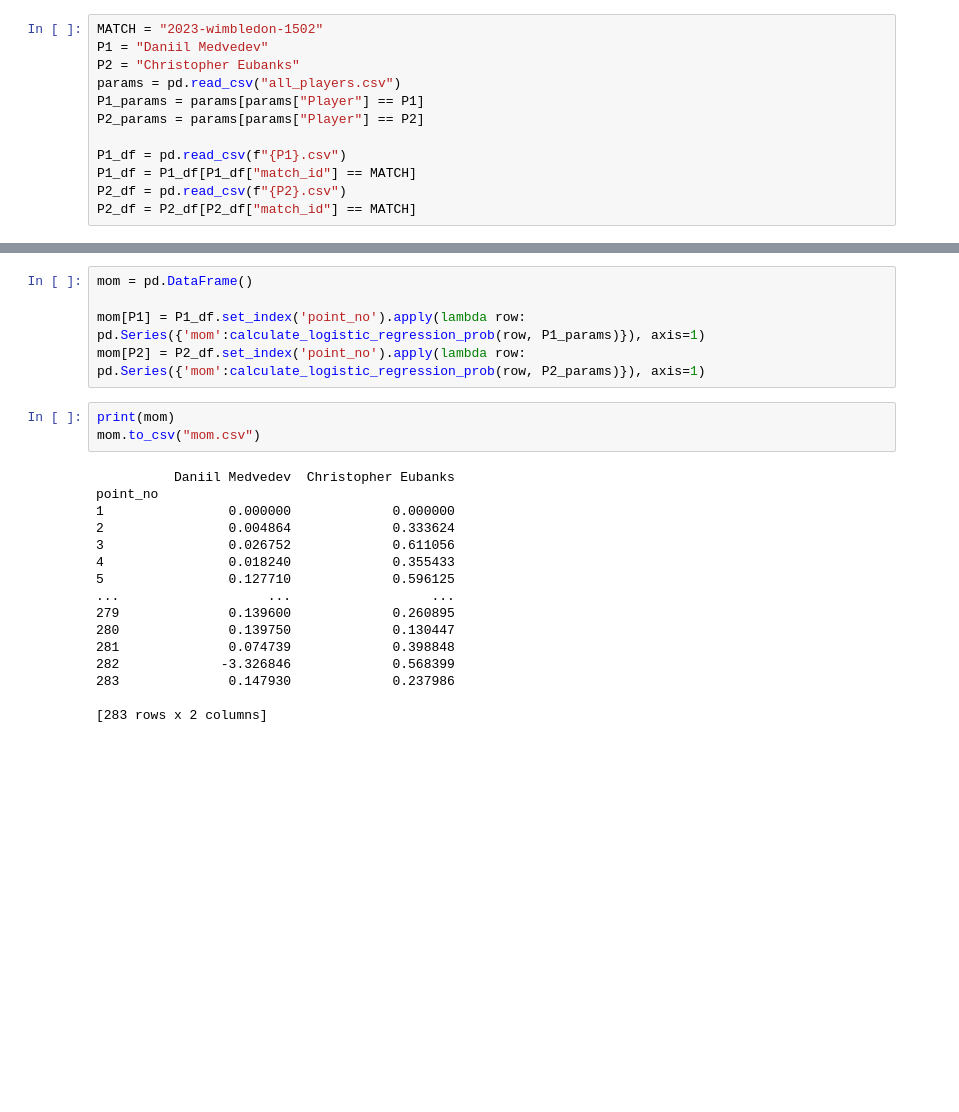
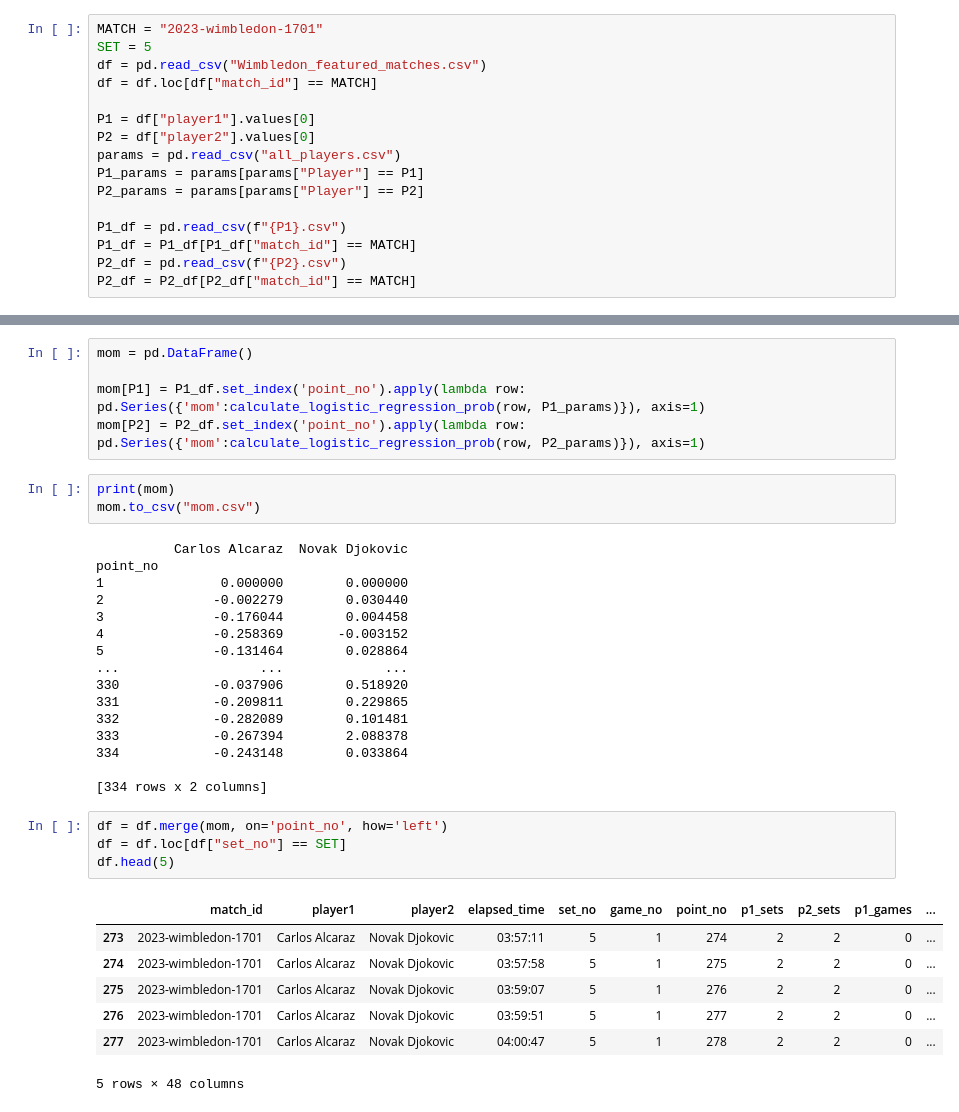
Before and after one commit to cyx352/2024MCM, a Jupyter notebook: stimulate.ipynb, the cells around one changed output, grey strips where cells are left out. Saved outputs shown, nothing was run; the diff lists cells and outputs as text; blank space fills up the shorter version.

```diff
--- a/stimulate.ipynb
+++ b/stimulate.ipynb
@@ -13,9 +13,13 @@ def calculate_logistic_regression_prob(row, params):
     #prob = 1 / (1 + np.exp(-linear_combination))
     return linear_combination
 # %%
-MATCH = "2023-wimbledon-1502"
-P1 = "Daniil Medvedev"
-P2 = "Christopher Eubanks"
+MATCH = "2023-wimbledon-1701"
+SET = 5
+df = pd.read_csv("Wimbledon_featured_matches.csv")
+df = df.loc[df["match_id"] == MATCH]
+
+P1 = df["player1"].values[0]
+P2 = df["player2"].values[0]
 params = pd.read_csv("all_players.csv")
 P1_params = params[params["Player"] == P1]
 P2_params = params[params["Player"] == P2]
@@ -47,18 +51,30 @@ mom[P2] = P2_df.set_index('point_no').apply(lambda row: pd.Series({'mom':calcula
 print(mom)
 mom.to_csv("mom.csv")
 # %% [output]
-          Daniil Medvedev  Christopher Eubanks
+          Carlos Alcaraz  Novak Djokovic
 point_no
-1                0.000000             0.000000
-2                0.004864             0.333624
-3                0.026752             0.611056
-4                0.018240             0.355433
-5                0.127710             0.596125
-...                   ...                  ...
-279              0.139600             0.260895
-280              0.139750             0.130447
-281              0.074739             0.398848
-282             -3.326846             0.568399
-283              0.147930             0.237986
+1               0.000000        0.000000
+2              -0.002279        0.030440
+3              -0.176044        0.004458
+4              -0.258369       -0.003152
+5              -0.131464        0.028864
+...                  ...             ...
+330            -0.037906        0.518920
+331            -0.209811        0.229865
+332            -0.282089        0.101481
+333            -0.267394        2.088378
+334            -0.243148        0.033864
 
-[283 rows x 2 columns]
+[334 rows x 2 columns]
+# %%
+df = df.merge(mom, on='point_no', how='left')
+df = df.loc[df["set_no"] == SET]
+df.head(5)
+# %% [output]
+|  | match_id | player1 | player2 | elapsed_time | set_no | game_no | point_no | p1_sets | p2_sets | p1_games | ... |
+| 273 | 2023-wimbledon-1701 | Carlos Alcaraz | Novak Djokovic | 03:57:11 | 5 | 1 | 274 | 2 | 2 | 0 | ... |
+| 274 | 2023-wimbledon-1701 | Carlos Alcaraz | Novak Djokovic | 03:57:58 | 5 | 1 | 275 | 2 | 2 | 0 | ... |
+| 275 | 2023-wimbledon-1701 | Carlos Alcaraz | Novak Djokovic | 03:59:07 | 5 | 1 | 276 | 2 | 2 | 0 | ... |
+| 276 | 2023-wimbledon-1701 | Carlos Alcaraz | Novak Djokovic | 03:59:51 | 5 | 1 | 277 | 2 | 2 | 0 | ... |
+| 277 | 2023-wimbledon-1701 | Carlos Alcaraz | Novak Djokovic | 04:00:47 | 5 | 1 | 278 | 2 | 2 | 0 | ... |
+5 rows × 48 columns
```
Also changed, not shown: parts of 2 cells of this notebook, 2 other files.
